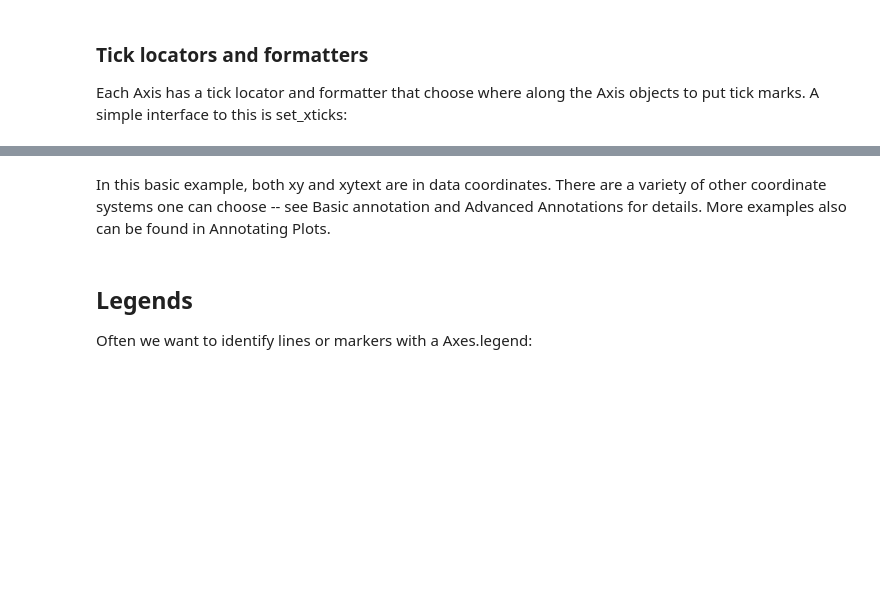
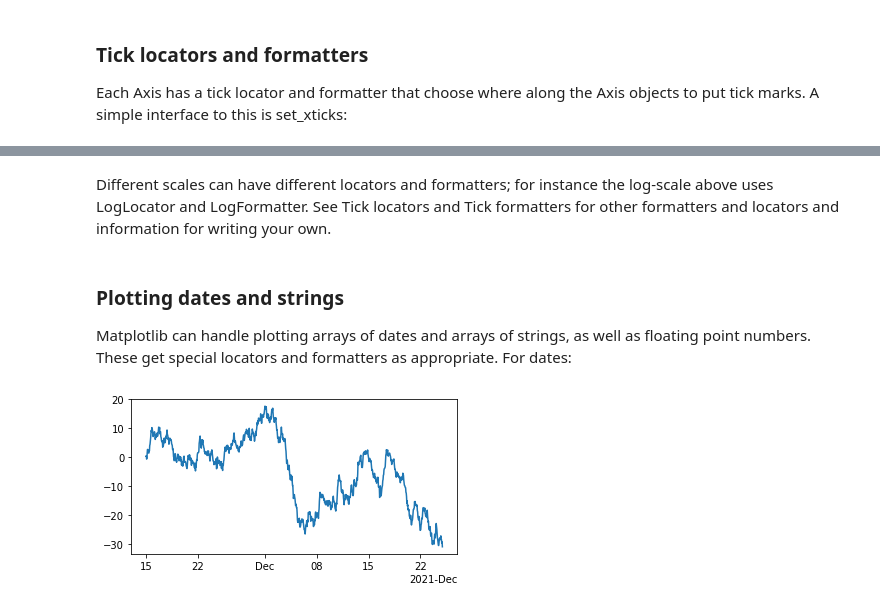
Before and after one commit to nyp-sit/agods, a Jupyter notebook: day3/matplotlib_intro.ipynb, the cells around one changed output, grey strips where cells are left out. Cells and saved outputs as stored; diff of their text form; code cells hidden in the pictures; blank space fills up the shorter version.

```diff
--- a/day3/matplotlib_intro.ipynb
+++ b/day3/matplotlib_intro.ipynb
@@ -181,6 +222,0 @@ ax.set_ylim(-2, 2);
-# %% [markdown]
-In this basic example, both xy and xytext are in data coordinates. There are a variety of other coordinate systems one can choose -- see Basic annotation and Advanced Annotations for details. More examples also can be found in Annotating Plots.
-# %% [markdown]
-## Legends
-
-Often we want to identify lines or markers with a Axes.legend:
@@ -192,0 +223,15 @@ ax.legend();
+# %% [markdown]
+Different scales can have different locators and formatters; for instance the log-scale above uses LogLocator and LogFormatter. See Tick locators and Tick formatters for other formatters and locators and information for writing your own.
+# %% [markdown]
+### Plotting dates and strings
+Matplotlib can handle plotting arrays of dates and arrays of strings, as well as floating point numbers. These get special locators and formatters as appropriate. For dates:
+# %%
+fig, ax = plt.subplots(figsize=(5, 2.7), layout='constrained')
+dates = np.arange(np.datetime64('2021-11-15'), np.datetime64('2021-12-25'),
+                  np.timedelta64(1, 'h'))
+data = np.cumsum(np.random.randn(len(dates)))
+ax.plot(dates, data)
+cdf = mpl.dates.ConciseDateFormatter(ax.xaxis.get_major_locator())
+ax.xaxis.set_major_formatter(cdf);
+# %% [output]
+[figure, added]
```
Also changed, not shown: parts of 29 cells of this notebook, 43 other files.
